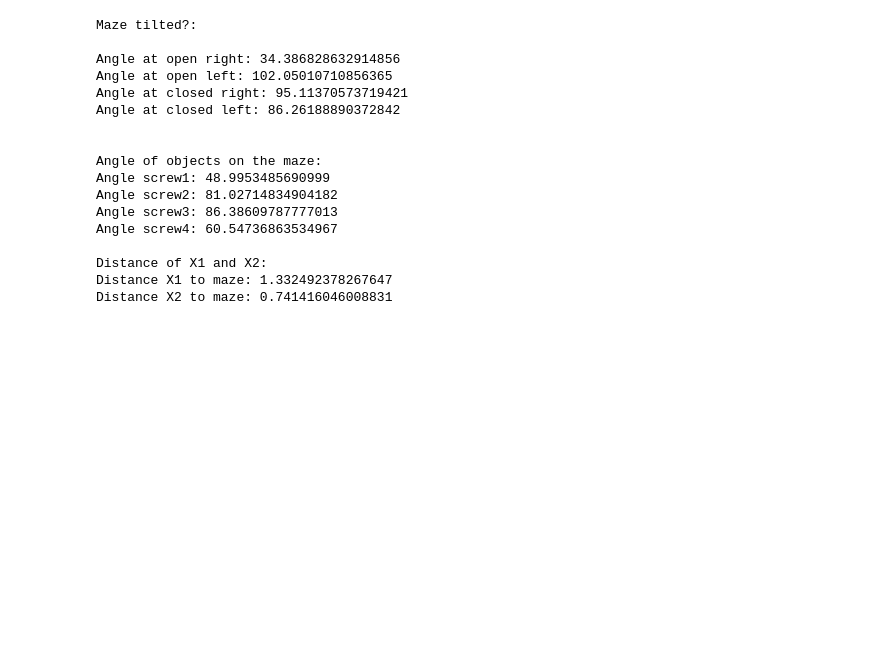
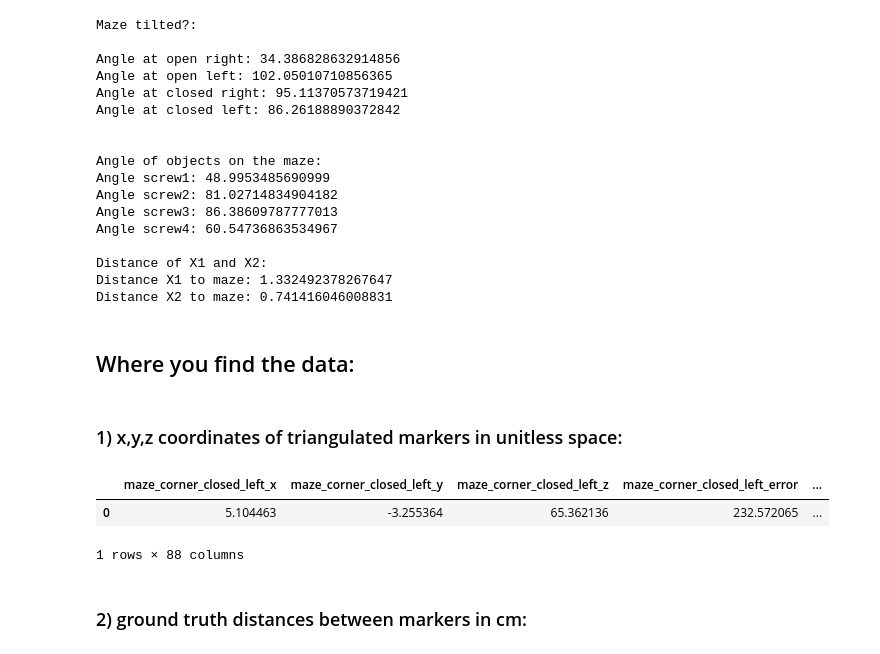
Before and after one commit to retune-commons/let_it_be_3D, a Jupyter notebook: evaluate_calibration_on_GT.ipynb, the cells around one changed output. Drawn from its saved outputs; the diff is of its cells as text; code cells hidden in the pictures; blank space fills up the shorter version.

Commit message:
extend evaluate calibration sample code

```diff
--- a/evaluate_calibration_on_GT.ipynb
+++ b/evaluate_calibration_on_GT.ipynb
@@ -122,3 +123,15 @@ Angle screw4: 60.54736863534967
 Distance of X1 and X2:
 Distance X1 to maze: 1.332492378267647
 Distance X2 to maze: 0.741416046008831
+# %% [markdown]
+## Where you find the data:
+# %% [markdown]
+### 1) x,y,z coordinates of triangulated markers in unitless space:
+# %%
+anipose_calibration.anipose_io['df_xyz']
+# %% [output]
+|  | maze_corner_closed_left_x | maze_corner_closed_left_y | maze_corner_closed_left_z | maze_corner_closed_left_error | ... |
+| 0 | 5.104463 | -3.255364 | 65.362136 | 232.572065 | ... |
+1 rows × 88 columns
+# %% [markdown]
+### 2) ground truth distances between markers in cm:
```
Also changed, not shown: parts of 2 cells of this notebook.
